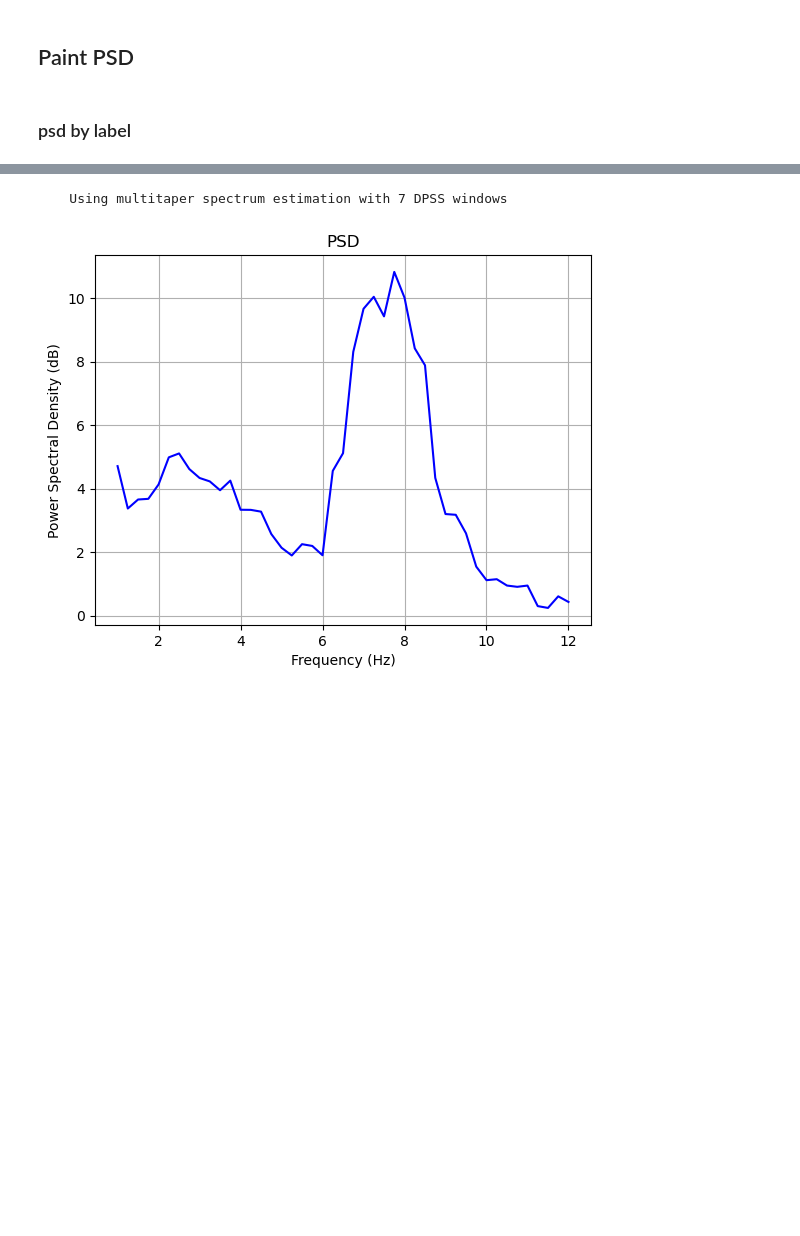
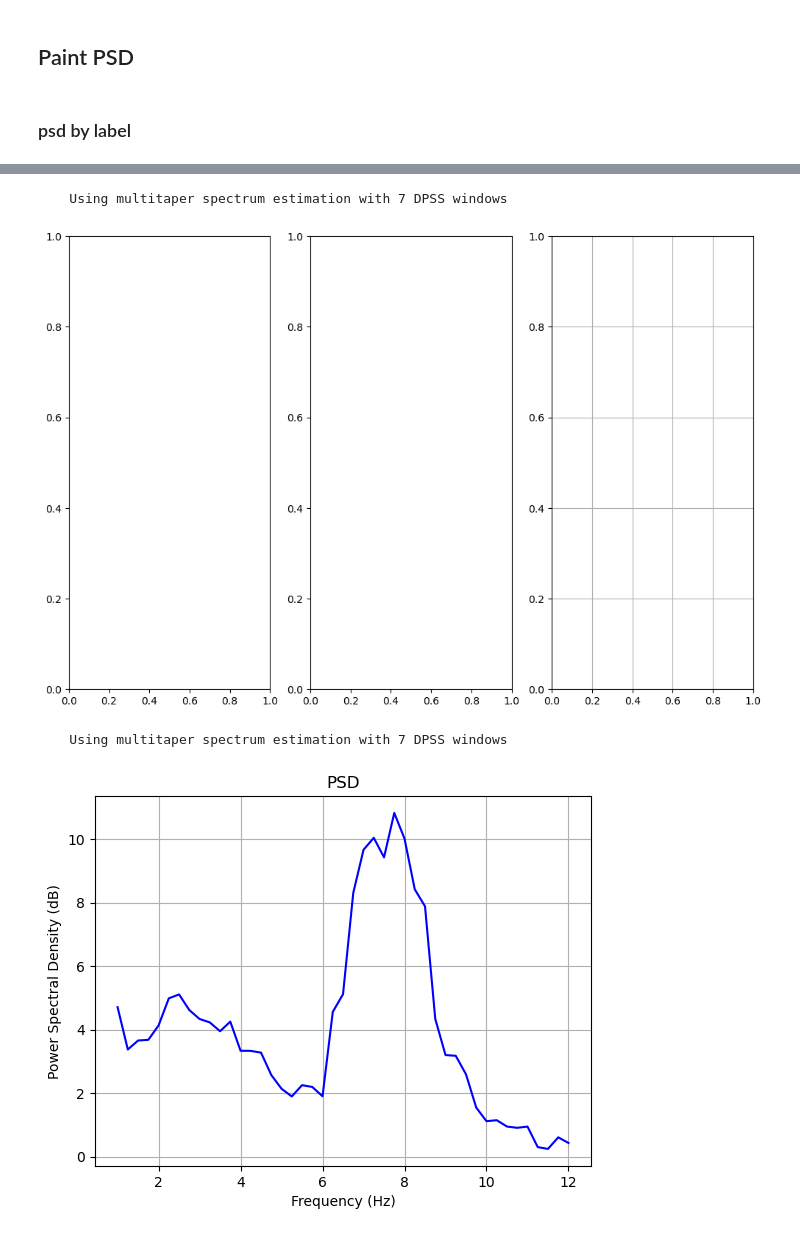
Before and after one commit to impPie/labpc, a Jupyter notebook: handler/visu.ipynb, the cells around one changed output, grey strips where cells are left out. Saved outputs shown, nothing was run; the diff lists cells and outputs as text; code cells hidden in the pictures; blank space fills up the shorter version.

```diff
--- a/handler/visu.ipynb
+++ b/handler/visu.ipynb
@@ -643,3 +683,18 @@ array([[[ 3.0579894 ,  2.36731227,  2.3021737 ,  2.78567024,
+# %%
+import matplotlib.pyplot as plt
+psd1, freqs1 = epochs['LL'][0].compute_psd(
+    fmin=1, fmax=12).get_data(return_freqs=True)
+fig, axs = plt.subplots(nrows=1, ncols=3, figsize=(6, 12))
+# Set the x-axis and y-axis labels
+ax[0].set_xlabel('Frequency (Hz)')
+ax[0].set_ylabel('Power Spectral Density (dB)')
+ax[0].set_title('LL PSD')
+ax[0].plot(freqs1, psd1.reshape(-1), color='blue', label="H=>H")
+plt.grid()
+plt.show()
+# %% [output]
+    Using multitaper spectrum estimation with 7 DPSS windows
+[figure, added]
 # %%
 psd1, freqs1 = eps['HL'][0].compute_psd(
     fmin=1, fmax=12).get_data(return_freqs=True)
```
Also changed, not shown: parts of 9 cells of this notebook, 1 other file.
